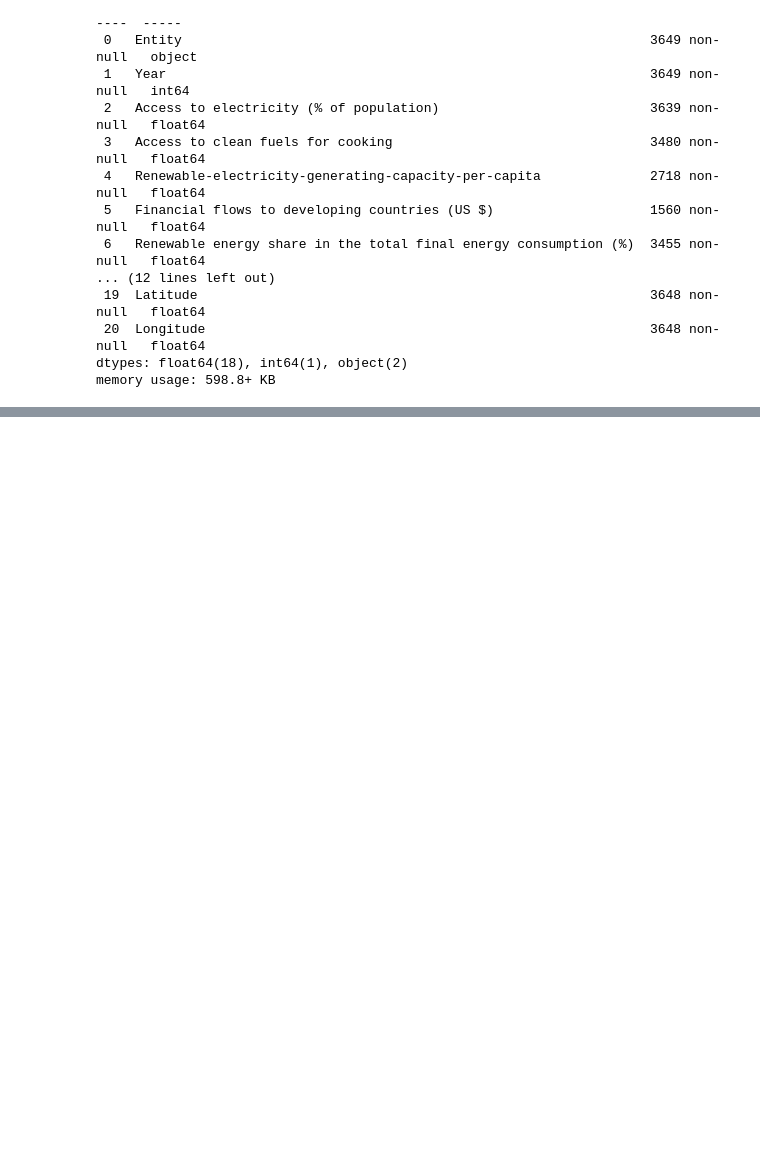
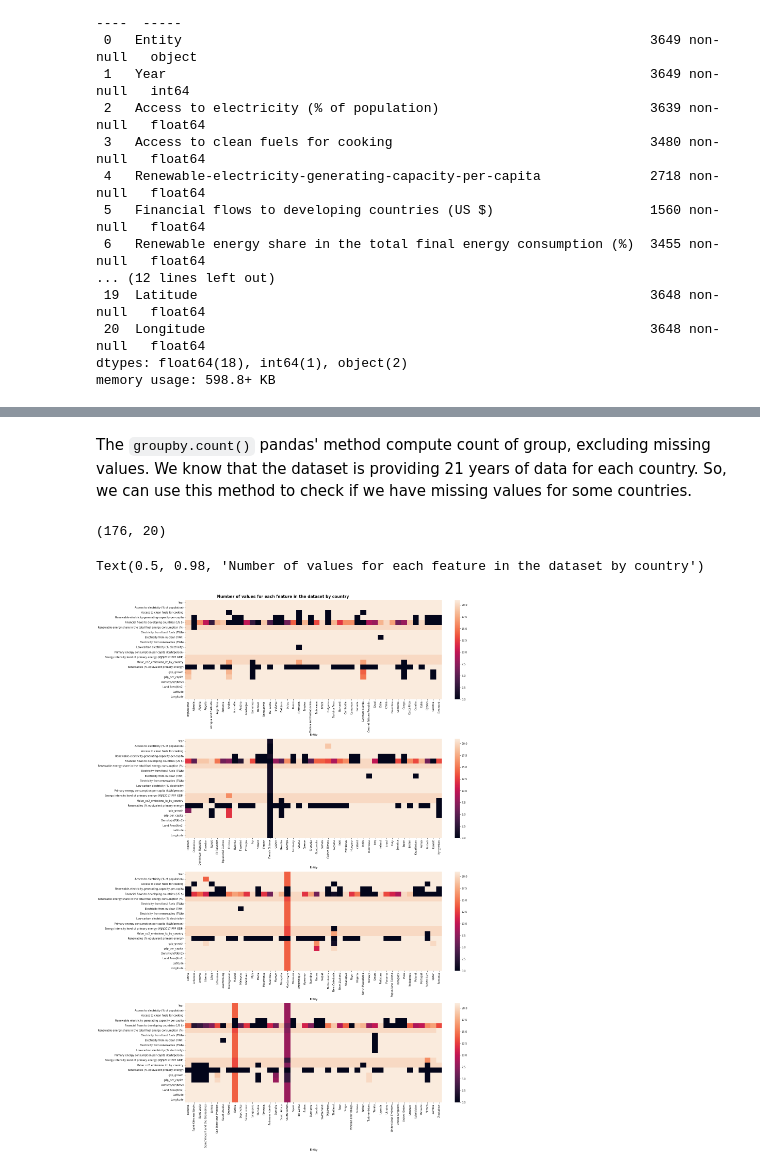
Before and after one commit to lethib/ME_8803_final_project, a Jupyter notebook: EDA/dataset_description.ipynb, the cells around one changed output, grey strips where cells are left out. Saved outputs shown, nothing was run; the diff lists cells and outputs as text; code cells hidden in the pictures; blank space fills up the shorter version.

```diff
--- a/EDA/dataset_description.ipynb
+++ b/EDA/dataset_description.ipynb
@@ -156,0 +183,20 @@ So, it is quite a bit hard to say which features are potential factors, cofactor
+# %% [markdown]
+The `groupby.count()` pandas' method compute count of group, excluding missing values. We know that the dataset is providing 21 years of data for each country. So, we can use this method to check if we have missing values for some countries.
+# %%
+df_count_values_by_country = df.groupby('Entity').count()
+df_count_values_by_country.shape
+# %% [output]
+(176, 20)
+# %%
+fig = plt.figure(layout='constrained', figsize=(20, 30))
+axs = fig.subplot_mosaic("""A;B;C;D""")
+
+sns.heatmap(df_count_values_by_country.iloc[:44].T, xticklabels=True, yticklabels=True, ax=axs['A'])
+sns.heatmap(df_count_values_by_country.iloc[44:88].T, xticklabels=True, yticklabels=True, ax=axs['B'])
+sns.heatmap(df_count_values_by_country.iloc[88:132].T, xticklabels=True, yticklabels=True, ax=axs['C'])
+sns.heatmap(df_count_values_by_country.iloc[132:].T, xticklabels=True, yticklabels=True, ax=axs['D'])
+
+fig.suptitle('Number of values for each feature in the dataset by country', fontweight='bold', fontsize=15)
+# %% [output]
+Text(0.5, 0.98, 'Number of values for each feature in the dataset by country')
+[figure, added]
```
Also changed, not shown: parts of 5 cells of this notebook.
